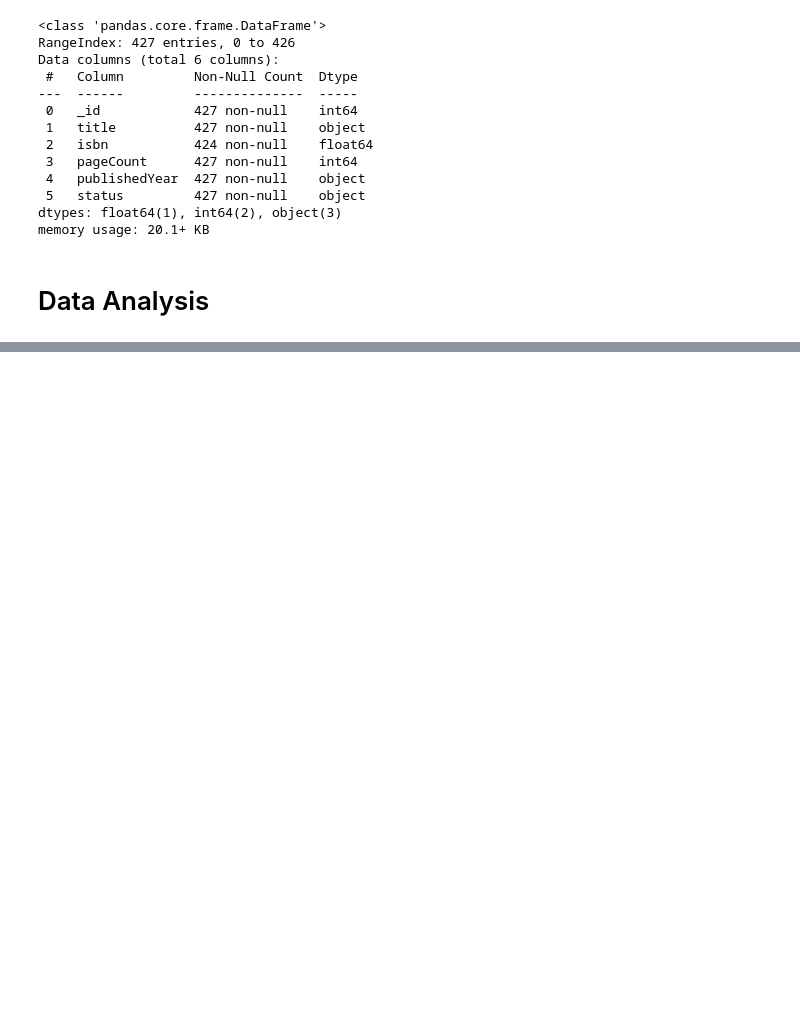
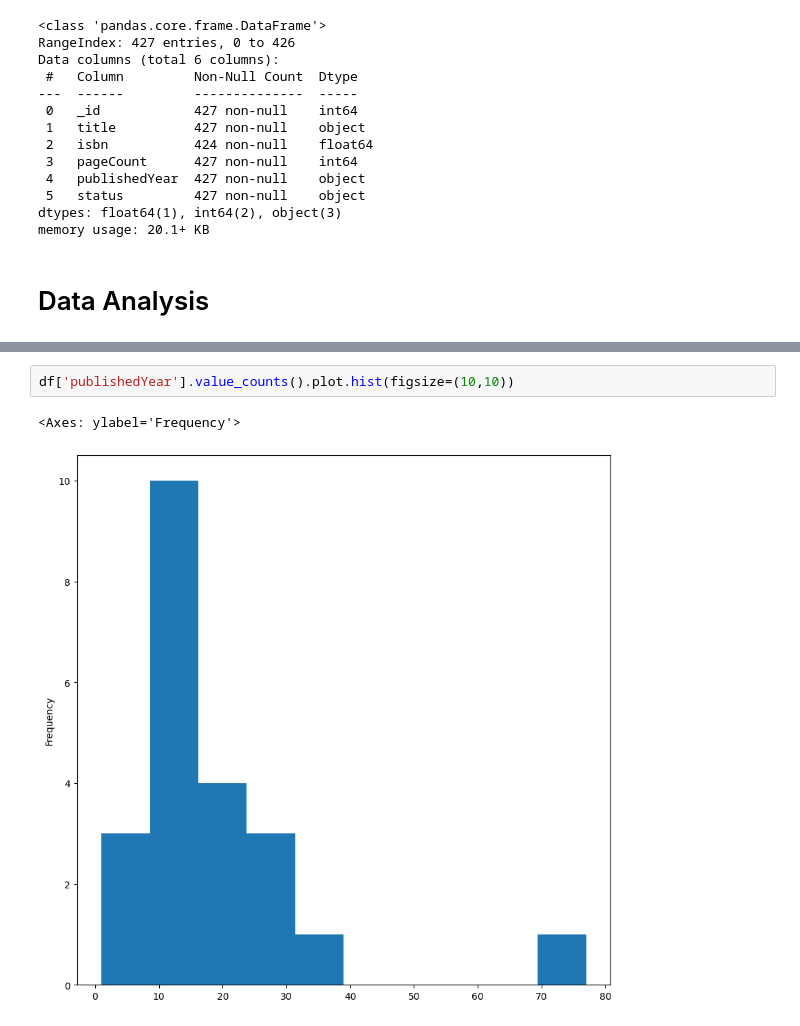
Before and after one commit to sujataprasad01/Books-JSON-data-for-scrapping-analysis, a Jupyter notebook: Project_4_Using_JSON_data_for_analysis.ipynb, the cells around one changed output, grey strips where cells are left out. Saved outputs shown, nothing was run; the diff lists cells and outputs as text; blank space fills up the shorter version.

```diff
--- a/Project_4_Using_JSON_data_for_analysis.ipynb
+++ b/Project_4_Using_JSON_data_for_analysis.ipynb
@@ -1147,0 +1208,5 @@ memory usage: 20.1+ KB
+# %%
+df['publishedYear'].value_counts().plot.hist(figsize=(10,10))
+# %% [output]
+<Axes: ylabel='Frequency'>
+[figure, added]
```
Also changed, not shown: parts of 6 cells of this notebook.
